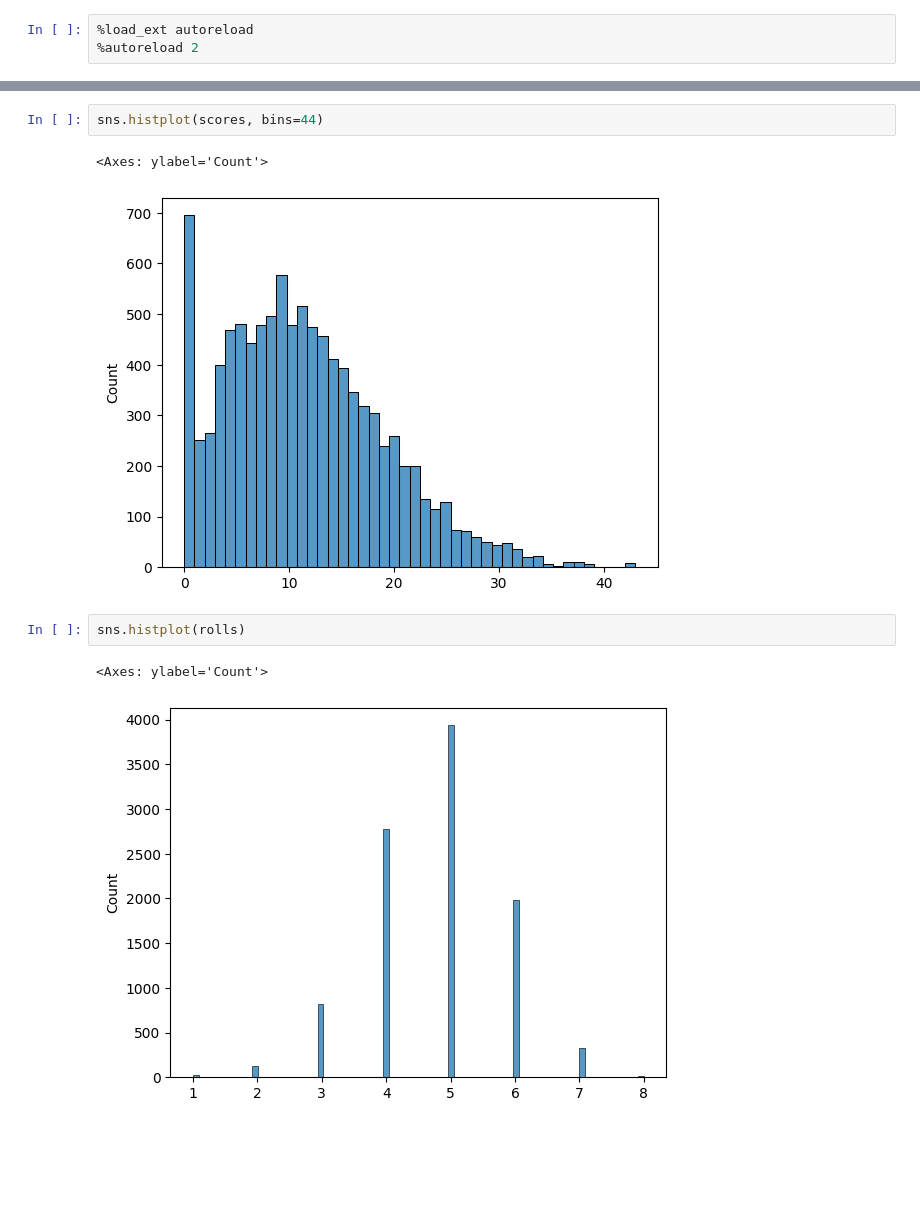
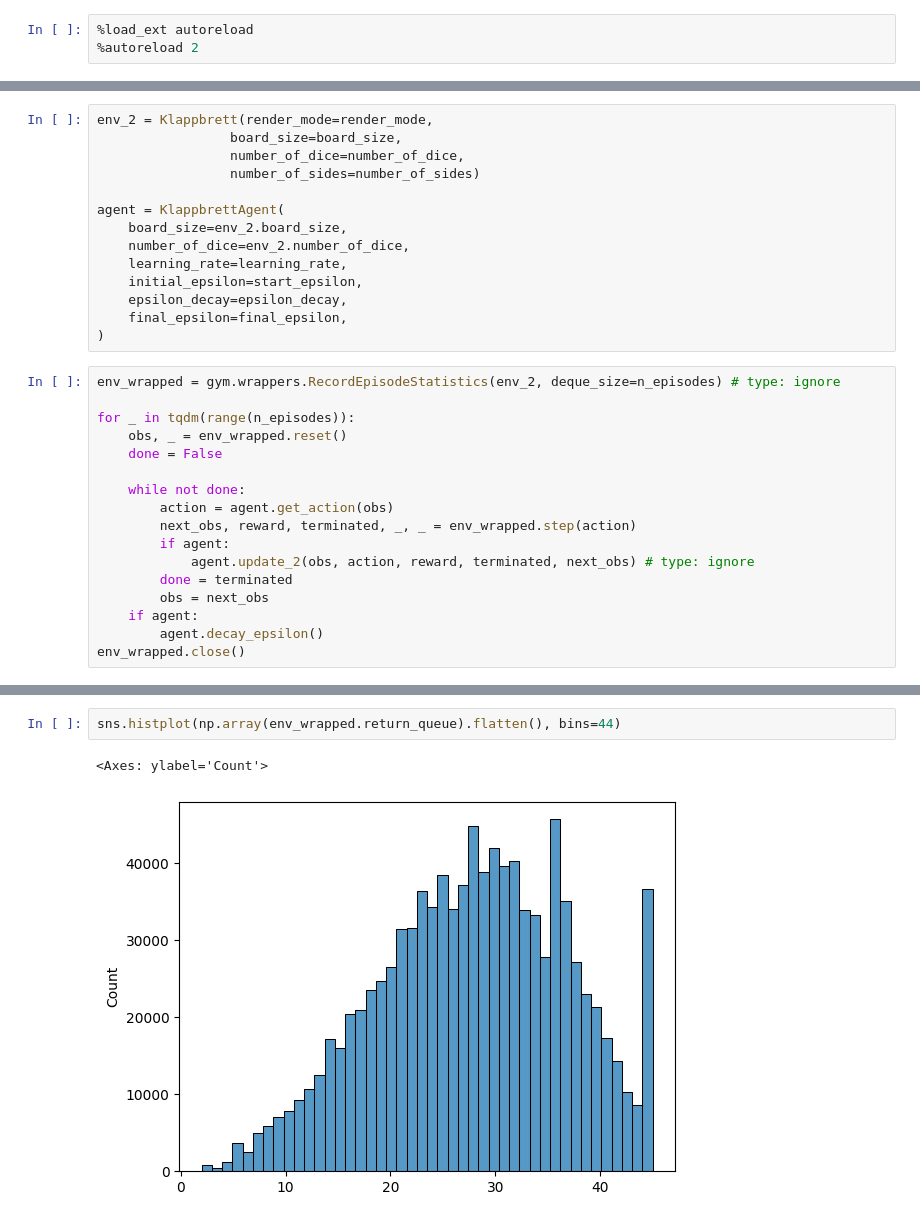
Before and after one commit to Moikii/shut-the-box-RL, a Jupyter notebook: src/analysis.ipynb, the cells around one changed output, grey strips where cells are left out. Cells and saved outputs as stored; diff of their text form; blank space fills up the shorter version.

```diff
--- a/src/analysis.ipynb
+++ b/src/analysis.ipynb
@@ -27,0 +32,31 @@ env.close()
+# %%
+env_2 = Klappbrett(render_mode=render_mode,
+                 board_size=board_size,
+                 number_of_dice=number_of_dice,
+                 number_of_sides=number_of_sides)
+
+agent = KlappbrettAgent(
+    board_size=env_2.board_size,
+    number_of_dice=env_2.number_of_dice,
+    learning_rate=learning_rate,
+    initial_epsilon=start_epsilon,
+    epsilon_decay=epsilon_decay,
+    final_epsilon=final_epsilon,
+)
+# %%
+env_wrapped = gym.wrappers.RecordEpisodeStatistics(env_2, deque_size=n_episodes) # type: ignore
+
+for _ in tqdm(range(n_episodes)):
+    obs, _ = env_wrapped.reset()
+    done = False
+
+    while not done:
+        action = agent.get_action(obs)
+        next_obs, reward, terminated, _, _ = env_wrapped.step(action)
+        if agent:
+            agent.update_2(obs, action, reward, terminated, next_obs) # type: ignore
+        done = terminated
+        obs = next_obs
+    if agent:
+        agent.decay_epsilon()
+env_wrapped.close()
@@ -28,10 +80,5 @@ env.close()
 # %%
-sns.histplot(scores, bins=44)
+sns.histplot(np.array(env_wrapped.return_queue).flatten(), bins=44)
 # %% [output]
 <Axes: ylabel='Count'>
-[figure, old version]
+[figure, new version]
-# %%
-sns.histplot(rolls)
-# %% [output]
-<Axes: ylabel='Count'>
-[figure, removed]
```
Also changed, not shown: parts of 20 cells of this notebook, 8 other files.
